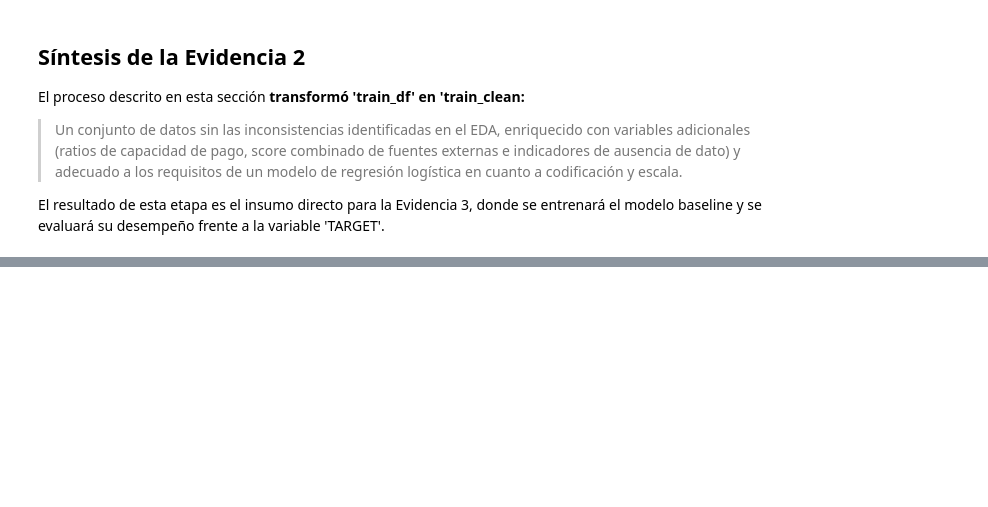
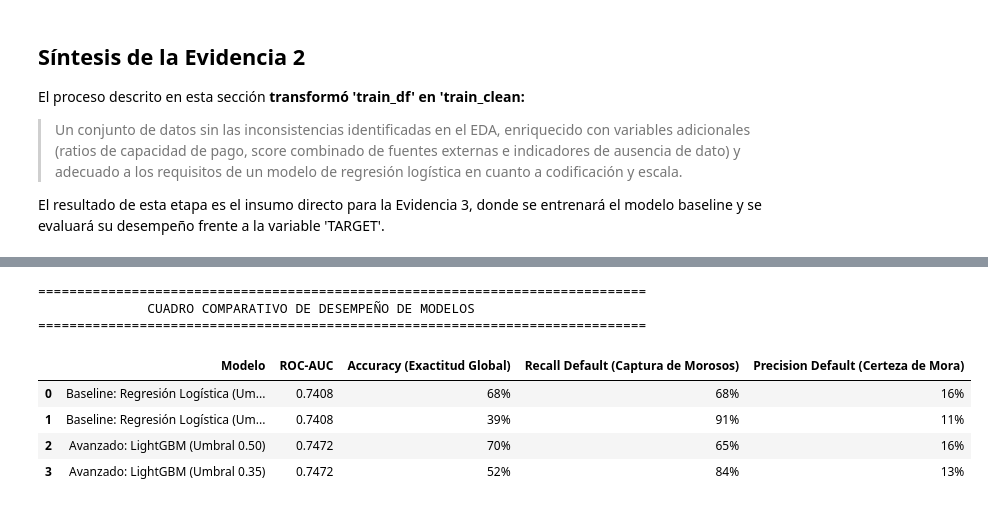
Before and after one commit to LuciaVerdu/Proyecto-Prediccion-de-incumplimiento-crediticio, a Jupyter notebook: Grupo_7_Modulo_Analista.ipynb, the cells around one changed output, grey strips where cells are left out. Saved outputs shown, nothing was run; the diff lists cells and outputs as text; code cells hidden in the pictures; blank space fills up the shorter version.

```diff
--- a/Grupo_7_Modulo_Analista.ipynb
+++ b/Grupo_7_Modulo_Analista.ipynb
@@ -2439,0 +2947,37 @@ El resultado de esta etapa es el insumo directo para la Evidencia 3, donde se en
+# %%
+#CUADRO COMPARATIVO FINAL DE MODELOS
+
+import pandas as pd
+
+# tabla comparativa con los resultados obtenidos
+df_comparativo = pd.DataFrame({
+    'Modelo': [
+        'Baseline: Regresión Logística (Umbral 0.50)',
+        'Baseline: Regresión Logística (Umbral 0.30)',
+        'Avanzado: LightGBM (Umbral 0.50)',
+        'Avanzado: LightGBM (Umbral 0.35)'
+    ],
+    'ROC-AUC': [
+        f"{auc_score:.4f}",
+        f"{auc_score:.4f}",
+        f"{auc_score_lgb:.4f}",
+        f"{auc_score_lgb:.4f}"
+    ],
+    'Accuracy (Exactitud Global)': ['68%', '39%', '70%', '52%'],
+    'Recall Default (Captura de Morosos)': ['68%', '91%', '65%', '84%'],
+    'Precision Default (Certeza de Mora)': ['16%', '11%', '16%', '13%']
+})
+
+print("==============================================================================")
+print("              CUADRO COMPARATIVO DE DESEMPEÑO DE MODELOS                     ")
+print("==============================================================================")
+display(df_comparativo)
+# %% [output]
+==============================================================================
+              CUADRO COMPARATIVO DE DESEMPEÑO DE MODELOS
+==============================================================================
+|  | Modelo | ROC-AUC | Accuracy (Exactitud Global) | Recall Default (Captura de Morosos) | Precision Default (Certeza de Mora) |
+| 0 | Baseline: Regresión Logística (Um... | 0.7408 | 68% | 68% | 16% |
+| 1 | Baseline: Regresión Logística (Um... | 0.7408 | 39% | 91% | 11% |
+| 2 | Avanzado: LightGBM (Umbral 0.50) | 0.7472 | 70% | 65% | 16% |
+| 3 | Avanzado: LightGBM (Umbral 0.35) | 0.7472 | 52% | 84% | 13% |
```
Also changed, not shown: parts of 37 cells of this notebook.
